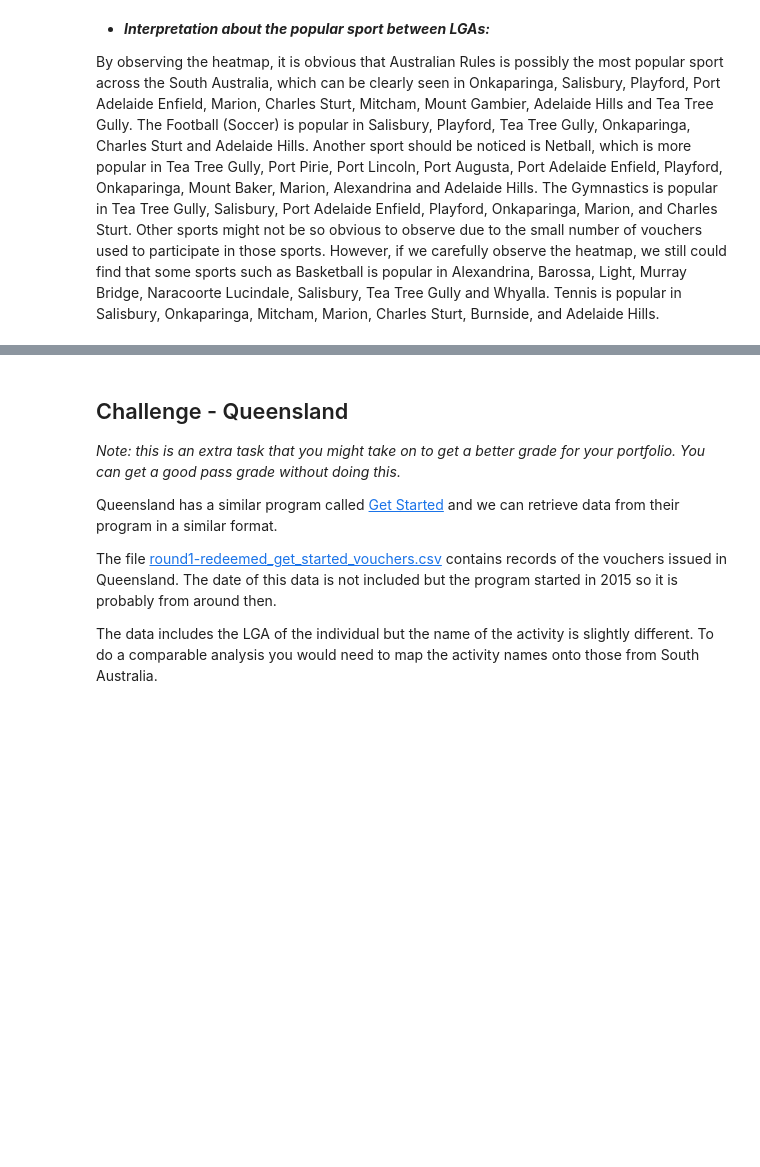
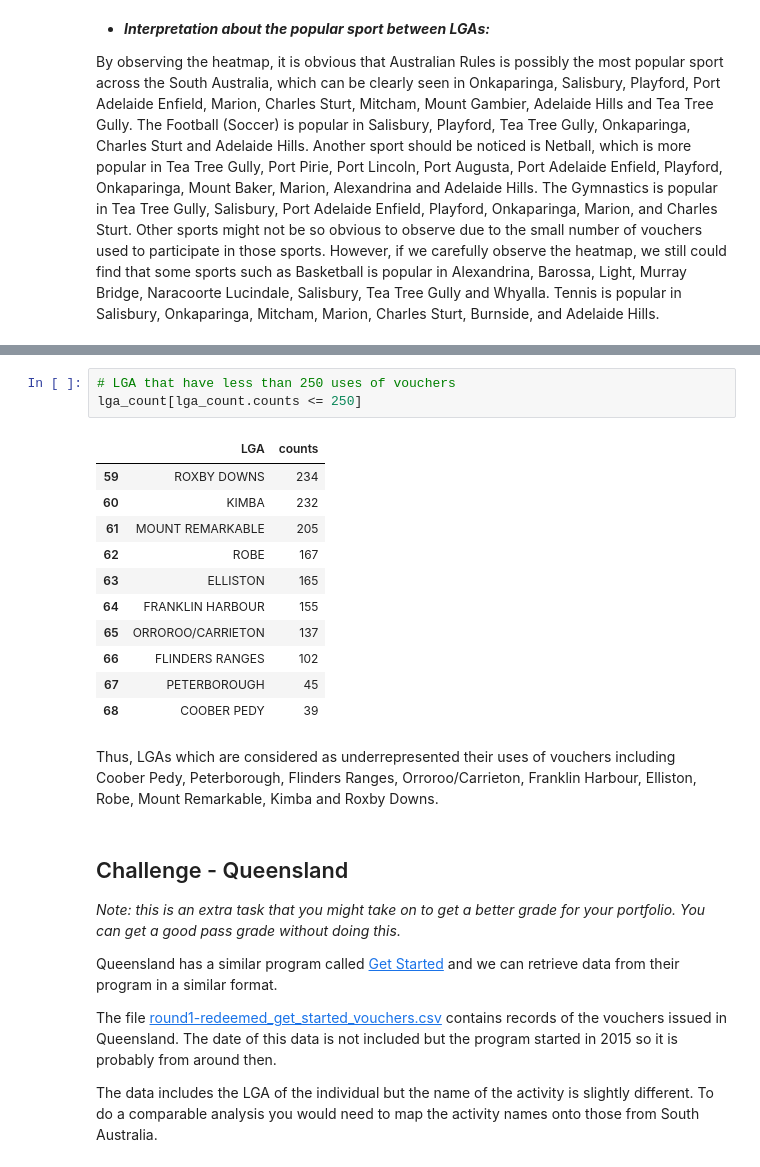
Before and after one commit to xuyenlinhHuynh/data-science-portfolio-xuyenlinhHuynh, a Jupyter notebook: Portfolio 2.ipynb, the cells around one changed output, grey strips where cells are left out. Drawn from its saved outputs; the diff is of its cells as text; blank space fills up the shorter version.

```diff
--- a/Portfolio 2.ipynb
+++ b/Portfolio 2.ipynb
@@ -343,3 +392,20 @@ By observing the heatmap, it is obvious that Australian Rules is possibly the mo
+# %%
+# LGA that have less than 250 uses of vouchers
+lga_count[lga_count.counts <= 250]
+# %% [output]
+|  | LGA | counts |
+| 59 | ROXBY DOWNS | 234 |
+| 60 | KIMBA | 232 |
+| 61 | MOUNT REMARKABLE | 205 |
+| 62 | ROBE | 167 |
+| 63 | ELLISTON | 165 |
+| 64 | FRANKLIN HARBOUR | 155 |
+| 65 | ORROROO/CARRIETON | 137 |
+| 66 | FLINDERS RANGES | 102 |
+| 67 | PETERBOROUGH | 45 |
+| 68 | COOBER PEDY | 39 |
+# %% [markdown]
+Thus, LGAs which are considered as underrepresented their uses of vouchers including Coober Pedy, Peterborough, Flinders Ranges, Orroroo/Carrieton, Franklin Harbour, Elliston, Robe, Mount Remarkable, Kimba and Roxby Downs.
 # %% [markdown]
 ## Challenge - Queensland
 
```
Also changed, not shown: parts of 6 cells of this notebook.
